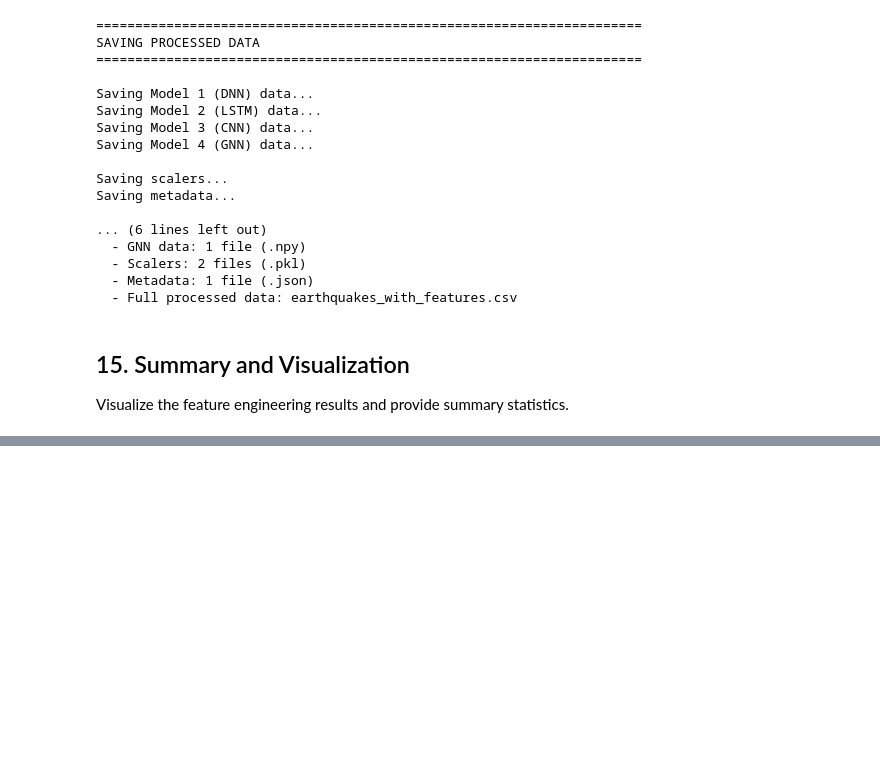
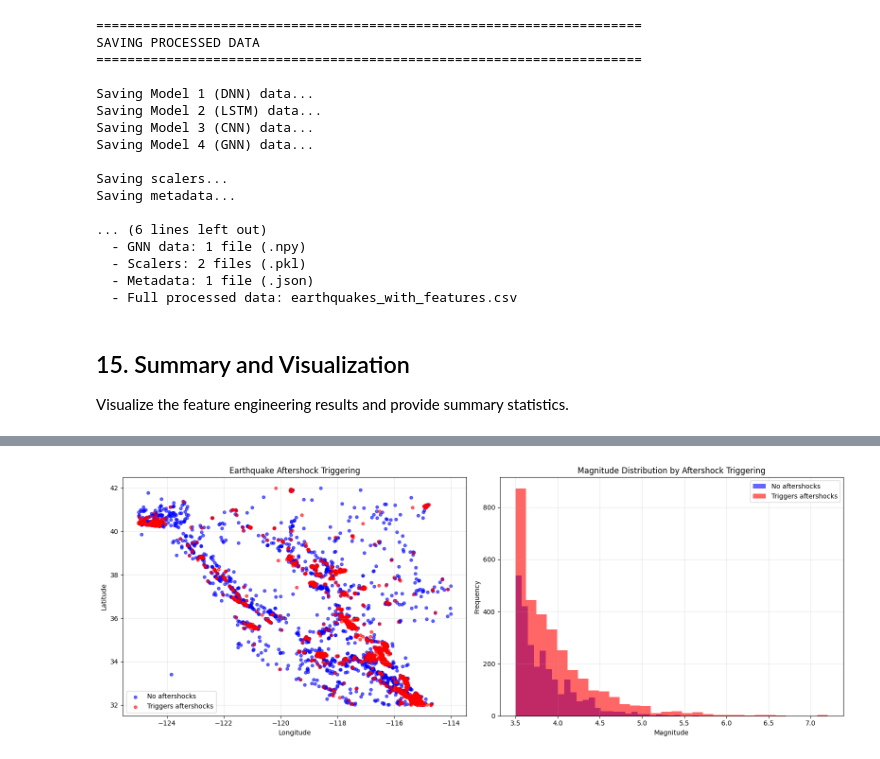
Before and after one commit to IT22000644/Seismic-GNN-Prediction, a Jupyter notebook: notebooks/03_feature_engineering.ipynb, the cells around one changed output, grey strips where cells are left out. Drawn from its saved outputs; the diff is of its cells as text; code cells hidden in the pictures; blank space fills up the shorter version.

```diff
--- a/notebooks/03_feature_engineering.ipynb
+++ b/notebooks/03_feature_engineering.ipynb
@@ -1309 +1357,85 @@ FEATURE ENGINEERING SUMMARY
 ✓ Summary visualization saved
+# %%
+print("="*70)
+print("AFTERSHOCK LABELING FOR GNN BINARY CLASSIFICATION")
+print("="*70)
+
+print("\nComputing aftershock labels...")
+print("Definition: An earthquake 'triggers aftershocks' if at least one earthquake")
+print("occurs within 7 days and 50km radius after it.\n")
+
+# Parameters
+aftershock_time_window = 7  # days
+aftershock_spatial_window = 50  # km
+lat_km_per_degree = 111  # 1 degree latitude ≈ 111 km
+lon_km_per_degree = 85  # 1 degree longitude ≈ 85 km (at California latitude ~37°)
+
+# For each earthquake, check if it triggers aftershocks
+aftershock_labels = []
+
+for idx, row in df.iterrows():
+    current_time = row['time']
+    current_lat = row['latitude']
+    current_lon = row['longitude']
+
+    # Define time window
+    time_end = current_time + timedelta(days=aftershock_time_window)
+
+    # Get potential aftershocks (events after current event within time window)
+    potential_aftershocks = df[(df['time'] > current_time) & (df['time'] <= time_end)]
+
+    # Check spatial proximity (simplified Euclidean distance)
+    if len(potential_aftershocks) > 0:
+        lat_diff_km = (potential_aftershocks['latitude'] - current_lat) * lat_km_per_degree
+        lon_diff_km = (potential_aftershocks['longitude'] - current_lon) * lon_km_per_degree
+        distances_km = np.sqrt(lat_diff_km**2 + lon_diff_km**2)
+
+        # Label as 1 if any earthquake within spatial window
+        has_aftershock = (distances_km <= aftershock_spatial_window).any()
+        aftershock_labels.append(1 if has_aftershock else 0)
+    else:
+        aftershock_labels.append(0)
+
+    if (idx + 1) % 500 == 0:
+        print(f"  Processed {idx + 1}/{len(df)} earthquakes")
+
+df['triggers_aftershock'] = aftershock_labels
+df_scaled['triggers_aftershock'] = aftershock_labels
+
+print(f"\n✓ Aftershock labeling complete!")
+print(f"\nClass distribution:")
+print(f"  No aftershocks (0): {(df['triggers_aftershock'] == 0).sum()} ({(df['triggers_aftershock'] == 0).sum()/len(df)*100:.1f}%)")
+print(f"  Triggers aftershocks (1): {(df['triggers_aftershock'] == 1).sum()} ({(df['triggers_aftershock'] == 1).sum()/len(df)*100:.1f}%)")
+
+# Visualize spatial distribution
+fig, axes = plt.subplots(1, 2, figsize=(16, 6))
+
+# Left: Map colored by aftershock triggering
+ax = axes[0]
+colors = ['blue', 'red']
+labels = ['No aftershocks', 'Triggers aftershocks']
+for label_val, color, label_name in zip([0, 1], colors, labels):
+    mask = df['triggers_aftershock'] == label_val
+    ax.scatter(df.loc[mask, 'longitude'], df.loc[mask, 'latitude'],
+            c=color, alpha=0.6, s=20, label=label_name)
+ax.set_xlabel('Longitude')
+ax.set_ylabel('Latitude')
+ax.set_title('Earthquake Aftershock Triggering')
+ax.legend()
+ax.grid(True, alpha=0.3)
+
+# Right: Magnitude distribution by class
+ax = axes[1]
+df[df['triggers_aftershock'] == 0]['magnitude'].hist(bins=30, alpha=0.6, label='No aftershocks', ax=ax, color='blue')
+df[df['triggers_aftershock'] == 1]['magnitude'].hist(bins=30, alpha=0.6, label='Triggers aftershocks', ax=ax, color='red')
+ax.set_xlabel('Magnitude')
+ax.set_ylabel('Frequency')
+ax.set_title('Magnitude Distribution by Aftershock Triggering')
+ax.legend()
+ax.grid(True, alpha=0.3)
+
+plt.tight_layout()
+plt.show()
+
+print("\n✓ Aftershock labeling visualization complete")
+# %% [output]
@@ -1309,0 +1459 @@ FEATURE ENGINEERING SUMMARY
+[figure, added]
```
Also changed, not shown: parts of 20 cells of this notebook, 58 other files.
